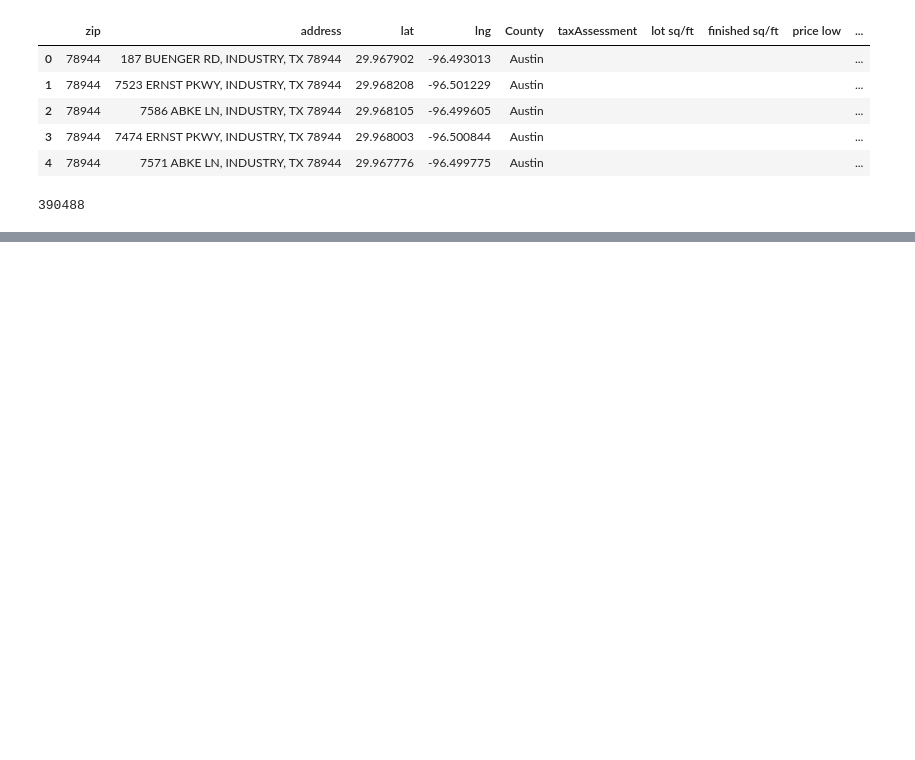
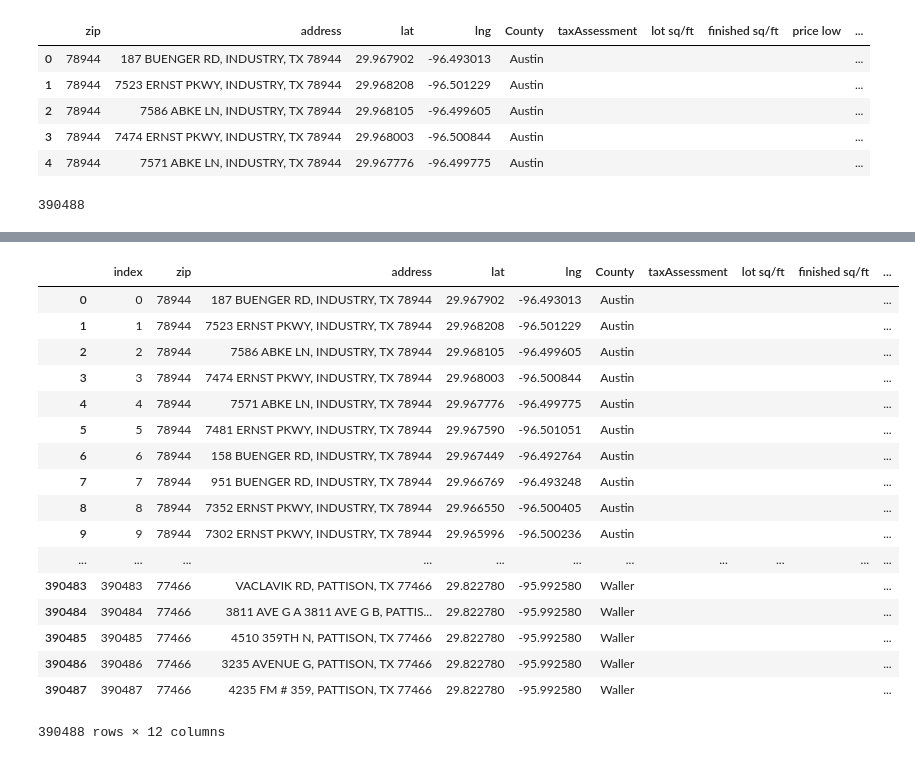
Before and after one commit to Axemen/Houston_Housing, a Jupyter notebook: notebooks/value_puller.ipynb, the cells around one changed output, grey strips where cells are left out. Saved outputs shown, nothing was run; the diff lists cells and outputs as text; code cells hidden in the pictures; blank space fills up the shorter version.

```diff
--- a/notebooks/value_puller.ipynb
+++ b/notebooks/value_puller.ipynb
@@ -46,2 +42,23 @@ Wall time: 0 ns
+# %%
+df.reset_index()
+# %% [output]
+|  | index | zip | address | lat | lng | County | taxAssessment | lot sq/ft | finished sq/ft | ... |
+| 0 | 0 | 78944 | 187 BUENGER RD, INDUSTRY, TX 78944 | 29.967902 | -96.493013 | Austin |  |  |  | ... |
+| 1 | 1 | 78944 | 7523 ERNST PKWY, INDUSTRY, TX 78944 | 29.968208 | -96.501229 | Austin |  |  |  | ... |
+| 2 | 2 | 78944 | 7586 ABKE LN, INDUSTRY, TX 78944 | 29.968105 | -96.499605 | Austin |  |  |  | ... |
+| 3 | 3 | 78944 | 7474 ERNST PKWY, INDUSTRY, TX 78944 | 29.968003 | -96.500844 | Austin |  |  |  | ... |
+| 4 | 4 | 78944 | 7571 ABKE LN, INDUSTRY, TX 78944 | 29.967776 | -96.499775 | Austin |  |  |  | ... |
+| 5 | 5 | 78944 | 7481 ERNST PKWY, INDUSTRY, TX 78944 | 29.967590 | -96.501051 | Austin |  |  |  | ... |
+| 6 | 6 | 78944 | 158 BUENGER RD, INDUSTRY, TX 78944 | 29.967449 | -96.492764 | Austin |  |  |  | ... |
+| 7 | 7 | 78944 | 951 BUENGER RD, INDUSTRY, TX 78944 | 29.966769 | -96.493248 | Austin |  |  |  | ... |
+| 8 | 8 | 78944 | 7352 ERNST PKWY, INDUSTRY, TX 78944 | 29.966550 | -96.500405 | Austin |  |  |  | ... |
+| 9 | 9 | 78944 | 7302 ERNST PKWY, INDUSTRY, TX 78944 | 29.965996 | -96.500236 | Austin |  |  |  | ... |
+| ... | ... | ... | ... | ... | ... | ... | ... | ... | ... | ... |
+| 390483 | 390483 | 77466 | VACLAVIK RD, PATTISON, TX 77466 | 29.822780 | -95.992580 | Waller |  |  |  | ... |
+| 390484 | 390484 | 77466 | 3811 AVE G A 3811 AVE G B, PATTIS... | 29.822780 | -95.992580 | Waller |  |  |  | ... |
+| 390485 | 390485 | 77466 | 4510 359TH N, PATTISON, TX 77466 | 29.822780 | -95.992580 | Waller |  |  |  | ... |
+| 390486 | 390486 | 77466 | 3235 AVENUE G, PATTISON, TX 77466 | 29.822780 | -95.992580 | Waller |  |  |  | ... |
+| 390487 | 390487 | 77466 | 4235 FM # 359, PATTISON, TX 77466 | 29.822780 | -95.992580 | Waller |  |  |  | ... |
+390488 rows × 12 columns
 # %%
 %%time
```
Also changed, not shown: parts of 7 cells of this notebook, 6 other files.
